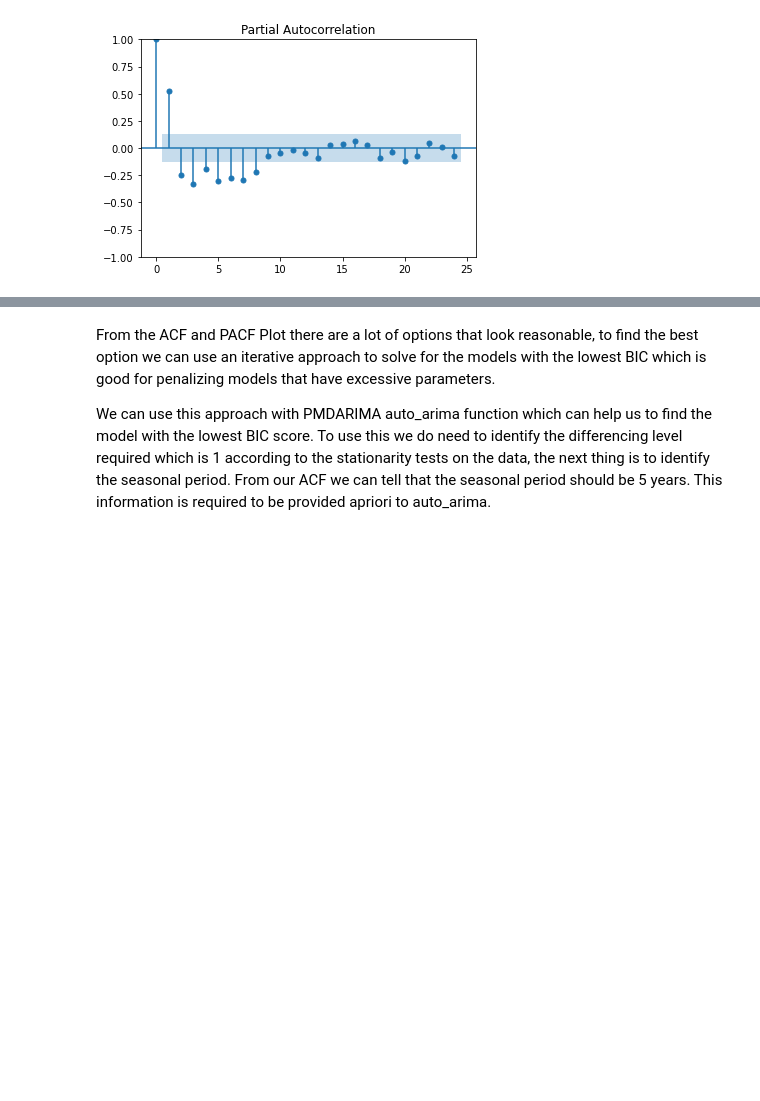
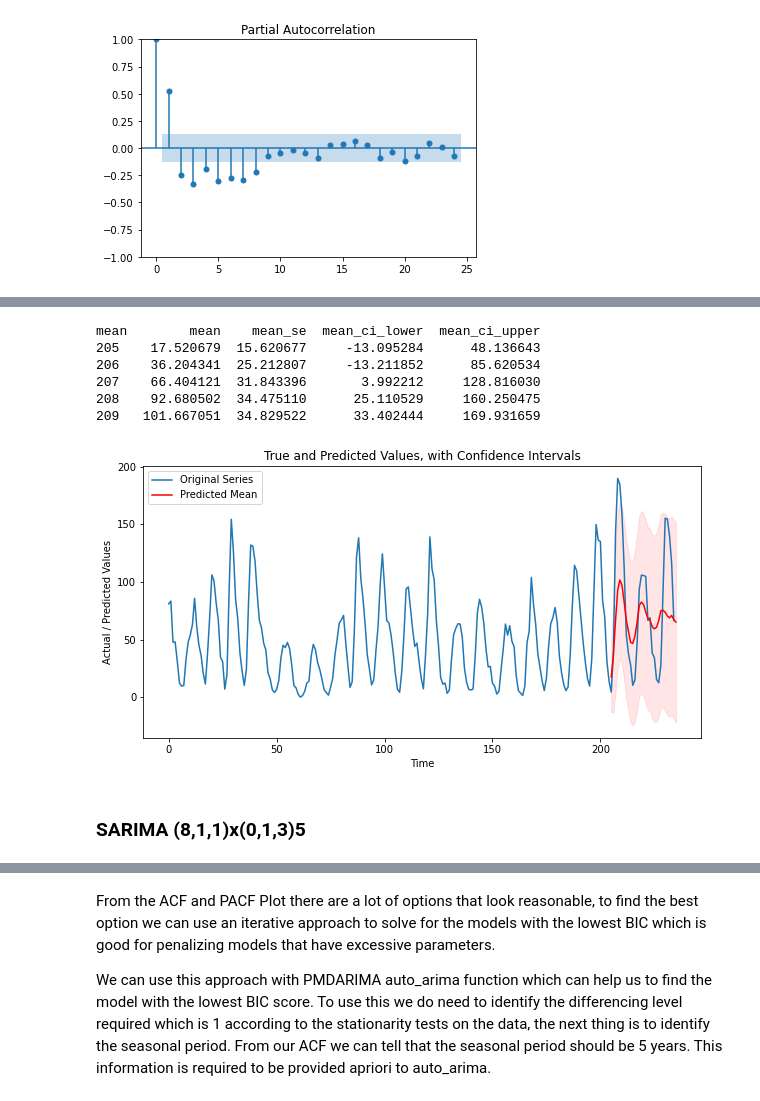
Before and after one commit to josh-grou/Final-Project, a Jupyter notebook: Final_Project.ipynb, the cells around one changed output, grey strips where cells are left out. Cells and saved outputs as stored; diff of their text form; code cells hidden in the pictures; blank space fills up the shorter version.

```diff
--- a/Final_Project.ipynb
+++ b/Final_Project.ipynb
@@ -475,0 +616,31 @@ plt.show()
+# %%
+preds_df = (res_pmd
+            .get_prediction(start=205, end=235)
+            .summary_frame(alpha=0.05)
+)
+print(preds_df.head())
+
+# Plot the training data, predicted means and confidence intervals
+fig, ax = plt.subplots(figsize=(10,5))
+ax = yearly_spots.plot(label='Original Series')
+ax.set(
+    title='True and Predicted Values, with Confidence Intervals',
+    xlabel='Time',
+    ylabel='Actual / Predicted Values'
+)
+preds_df['mean'].plot(ax=ax, style='r', label='Predicted Mean')
+ax.fill_between(
+    preds_df.index, preds_df['mean_ci_lower'], preds_df['mean_ci_upper'],
+    color='r', alpha=0.1
+)
+legend = ax.legend(loc='upper left')
+# %% [output]
+mean        mean    mean_se  mean_ci_lower  mean_ci_upper
+205    17.520679  15.620677     -13.095284      48.136643
+206    36.204341  25.212807     -13.211852      85.620534
+207    66.404121  31.843396       3.992212     128.816030
+208    92.680502  34.475110      25.110529     160.250475
+209   101.667051  34.829522      33.402444     169.931659
+[figure, added]
+# %% [markdown]
+### SARIMA (8,1,1)x(0,1,3)5
```
Also changed, not shown: parts of 17 cells of this notebook.
